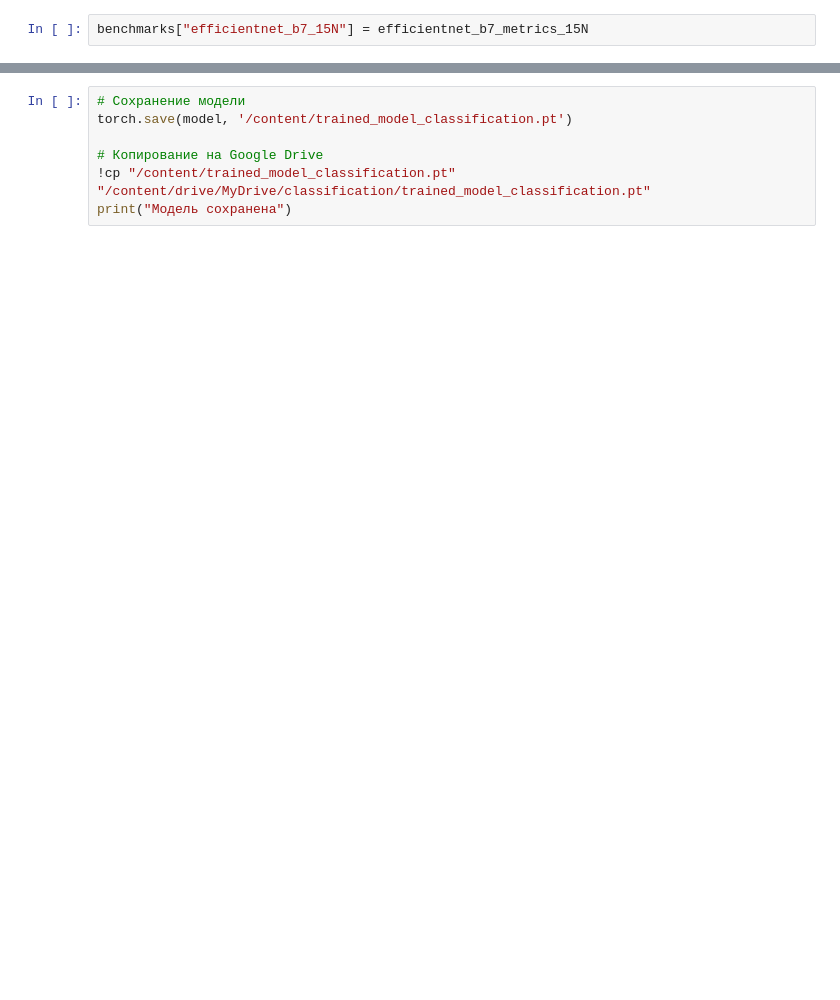
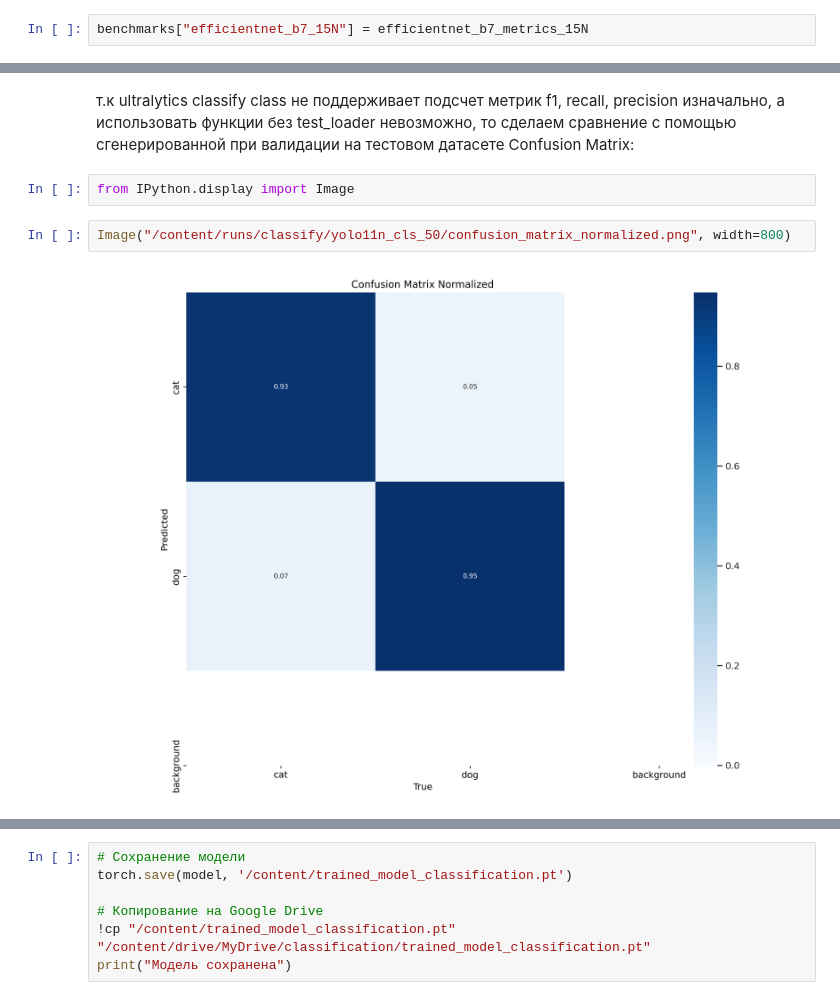
Before and after one commit to lpestov/interactive_ai_model_builder, a Jupyter notebook: models/classification/notebooks/classification_neural_network.ipynb, the cells around one changed output, grey strips where cells are left out. Drawn from its saved outputs; the diff is of its cells as text; blank space fills up the shorter version.

```diff
--- a/models/classification/notebooks/classification_neural_network.ipynb
+++ b/models/classification/notebooks/classification_neural_network.ipynb
@@ -1177,0 +1363,8 @@ comparison_df = compare_benchmarks(benchmarks)
+# %% [markdown]
+т.к ultralytics classify class не поддерживает подсчет метрик f1, recall, precision изначально, а использовать функции без test_loader невозможно, то сделаем сравнение с помощью сгенерированной при валидации на тестовом датасете Confusion Matrix:
+# %%
+from IPython.display import Image
+# %%
+Image("/content/runs/classify/yolo11n_cls_50/confusion_matrix_normalized.png", width=800)
+# %% [output]
+[figure, added]
```
Also changed, not shown: parts of 103 cells of this notebook, 1 other file.
